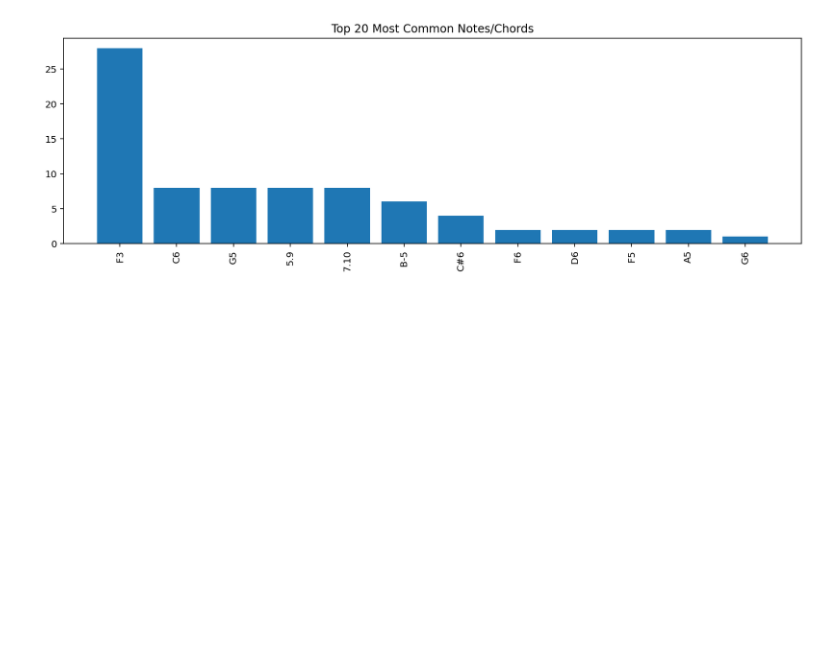
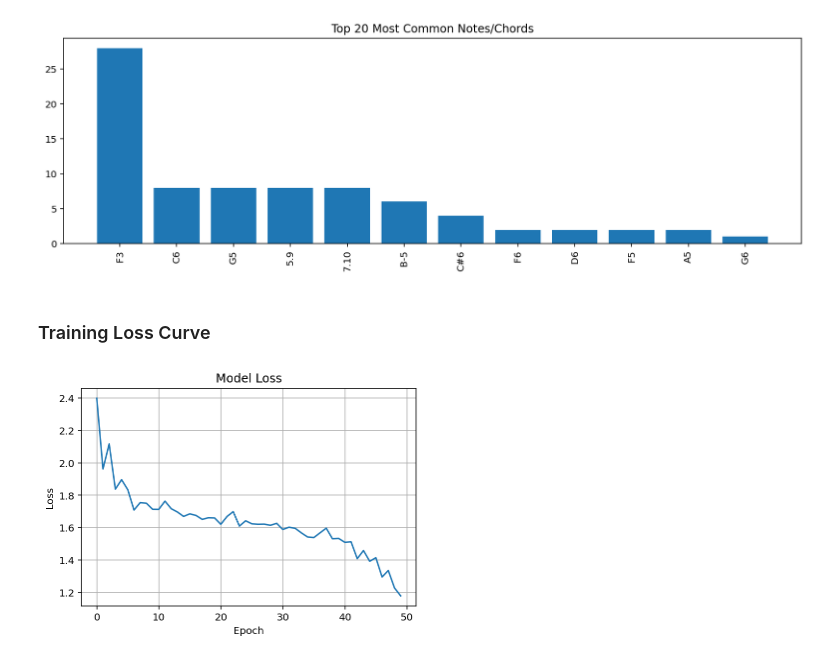
Before and after one commit to saadhanag13/Music-Generation-LSTM, a Jupyter notebook: Music_Generation_using_LSTM_in_Keras.ipynb, the cells around one changed output. Cells and saved outputs as stored; diff of their text form; code cells hidden in the pictures; blank space fills up the shorter version.

```diff
--- a/Music_Generation_using_LSTM_in_Keras.ipynb
+++ b/Music_Generation_using_LSTM_in_Keras.ipynb
@@ -137,6 +137,6 @@ Trainable params: 823,948
 Non-trainable params: 0
 _________________________________________________________________
 # %%
-model.fit(network_input, network_output, epochs=50, batch_size=32)
+history= model.fit(network_input, network_output, epochs=50, batch_size=32)
 # %% [output]
 Epoch 1/50
@@ -230,3 +229,17 @@ plt.xticks(rotation=90)
 plt.show()
 # %% [output]
 [figure]
+# %% [markdown]
+### Training Loss Curve
+# %%
+import matplotlib.pyplot as plt
+
+plt.plot(history.history['loss'])
+plt.title('Model Loss')
+plt.ylabel('Loss')
+plt.xlabel('Epoch')
+plt.grid()
+plt.savefig("training_loss_curve.png")
+plt.show()
+# %% [output]
+[figure, added]
```
Also changed, not shown: parts of 3 cells of this notebook, 5 other files.
